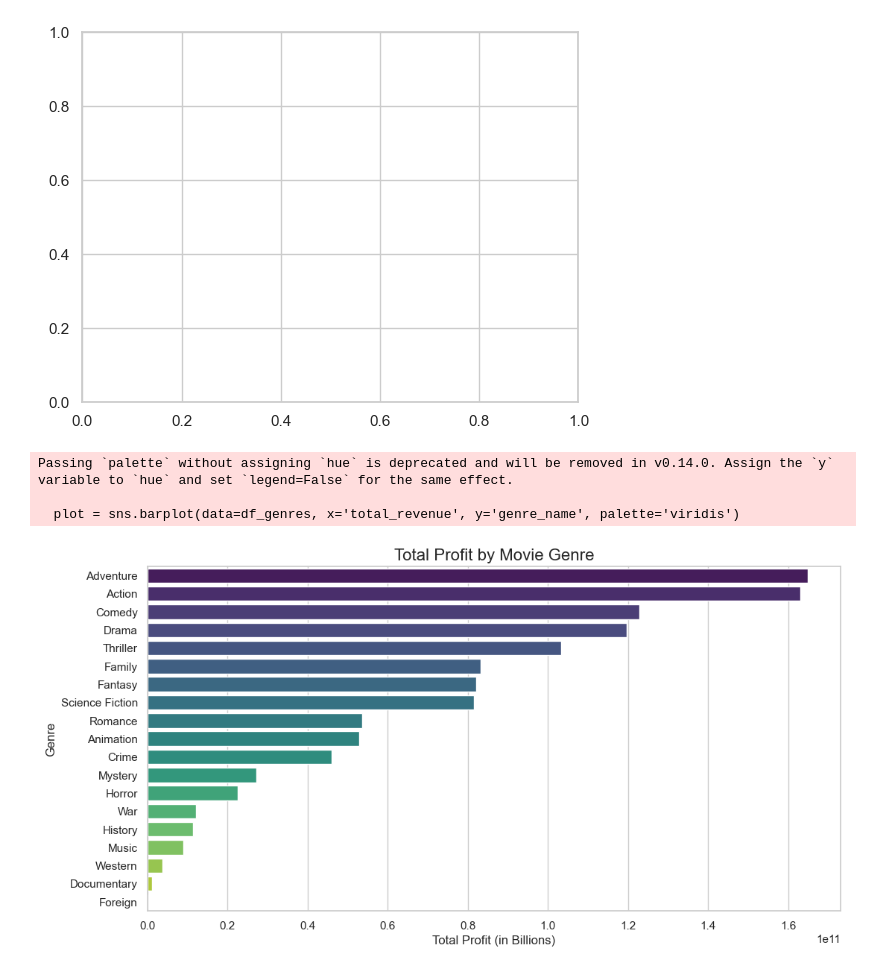
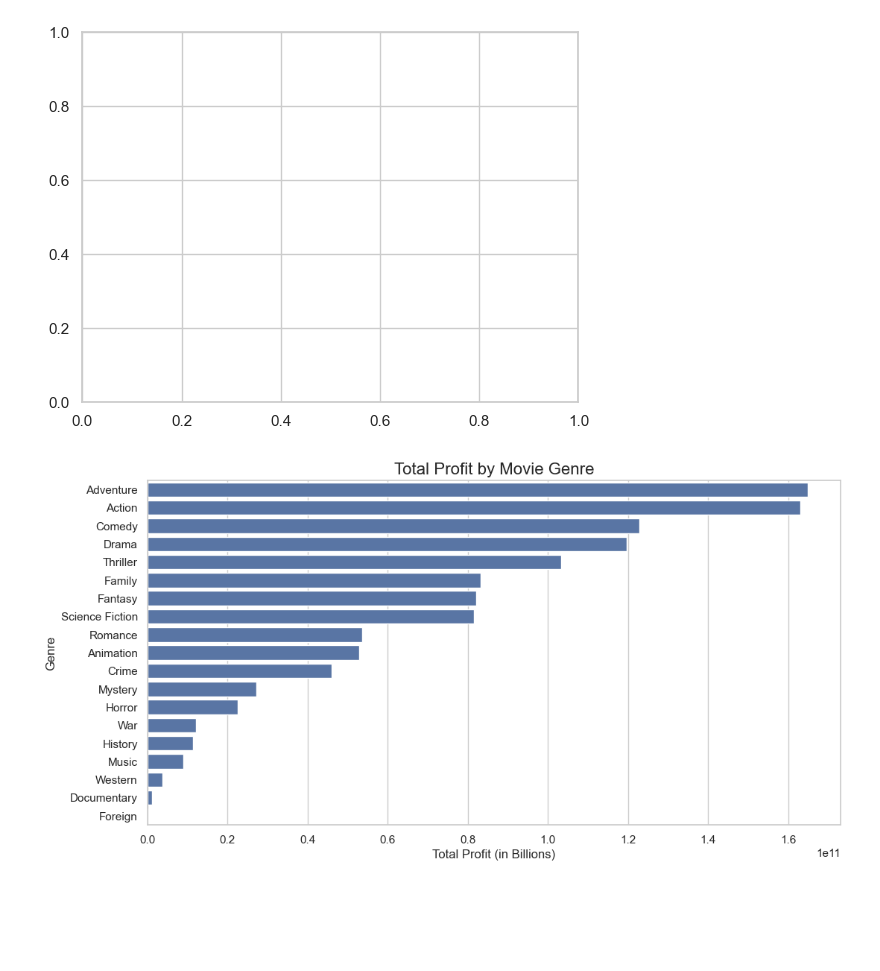
Before and after one commit to CarlotaMarto/Big_Data, a Jupyter notebook: midterm.ipynb, the cells around one changed output. Cells and saved outputs as stored; diff of their text form; code cells hidden in the pictures; blank space fills up the shorter version.

```diff
--- a/midterm.ipynb
+++ b/midterm.ipynb
@@ -585,16 +587,13 @@ plt.ticklabel_format(style='plain', axis='y')
 # %%
 df_genres = pd.read_sql_query(query_3, conn)
 
 # 2. Create the plot
 plt.figure(figsize=(12, 6))
-plot = sns.barplot(data=df_genres, x='total_revenue', y='genre_name', palette='viridis')
+plot = sns.barplot(data=df_genres, x='total_revenue', y='genre_name')
 
 plt.title('Total Profit by Movie Genre', fontsize=16)
 plt.xlabel('Total Profit (in Billions)', fontsize=12)
 plt.ylabel('Genre', fontsize=12)
 plt.show()
 # %% [output]
-Passing `palette` without assigning `hue` is deprecated and will be removed in v0.14.0. Assign the `y` variable to `hue` and set `legend=False` for the same effect.
-
-  plot = sns.barplot(data=df_genres, x='total_revenue', y='genre_name', palette='viridis')
-[figure, old version]
+[figure, new version]
```
Also changed, not shown: parts of 10 cells of this notebook, 1 other file.
